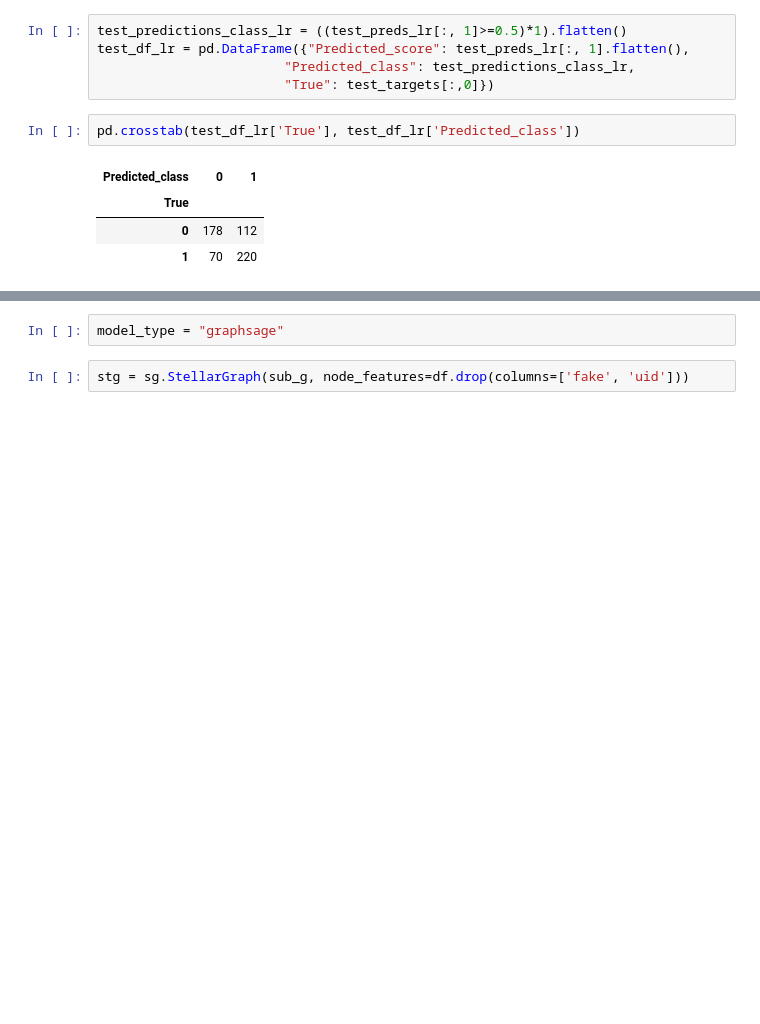
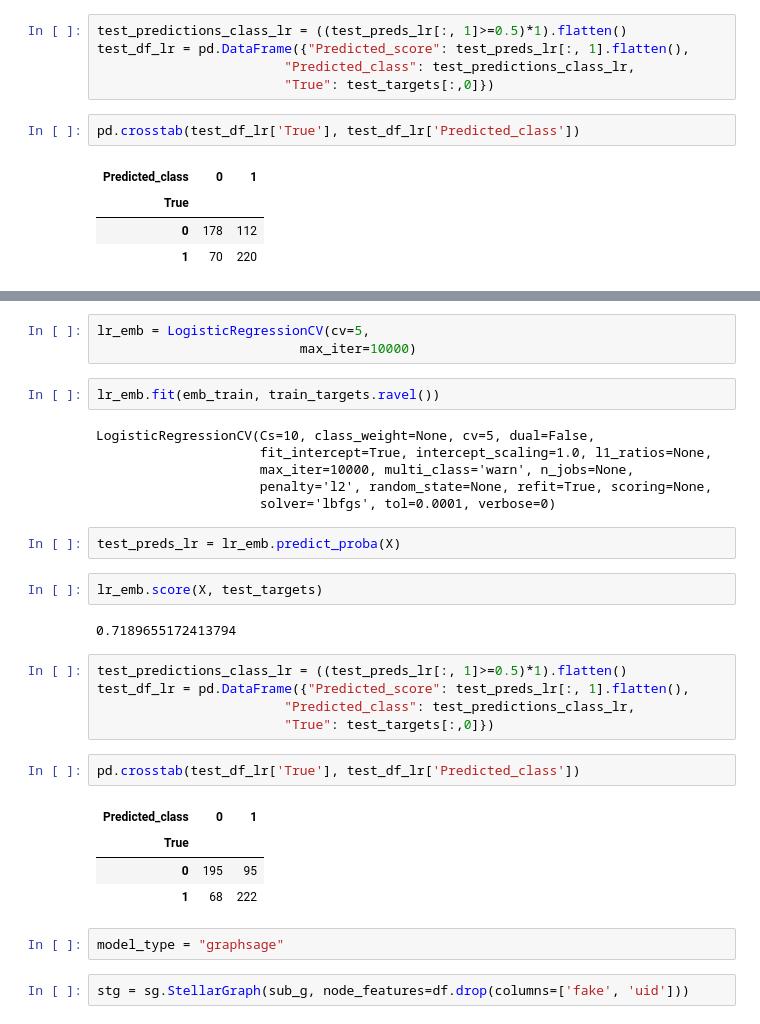
Before and after one commit to Aveek-Saha/TwitterFakeNet, a Jupyter notebook: GNN.ipynb, the cells around one changed output, grey strips where cells are left out. Saved outputs shown, nothing was run; the diff lists cells and outputs as text; blank space fills up the shorter version.

```diff
--- a/GNN.ipynb
+++ b/GNN.ipynb
@@ -503,3 +505,32 @@ pd.crosstab(test_df_lr['True'], test_df_lr['Predicted_class'])
+# %%
+lr_emb = LogisticRegressionCV(cv=5,
+                          max_iter=10000)
+# %%
+lr_emb.fit(emb_train, train_targets.ravel())
+# %% [output]
+LogisticRegressionCV(Cs=10, class_weight=None, cv=5, dual=False,
+                     fit_intercept=True, intercept_scaling=1.0, l1_ratios=None,
+                     max_iter=10000, multi_class='warn', n_jobs=None,
+                     penalty='l2', random_state=None, refit=True, scoring=None,
+                     solver='lbfgs', tol=0.0001, verbose=0)
+# %%
+test_preds_lr = lr_emb.predict_proba(X)
+# %%
+lr_emb.score(X, test_targets)
+# %% [output]
+0.7189655172413794
+# %%
+test_predictions_class_lr = ((test_preds_lr[:, 1]>=0.5)*1).flatten()
+test_df_lr = pd.DataFrame({"Predicted_score": test_preds_lr[:, 1].flatten(),
+                        "Predicted_class": test_predictions_class_lr,
+                        "True": test_targets[:,0]})
+# %%
+pd.crosstab(test_df_lr['True'], test_df_lr['Predicted_class'])
+# %% [output]
+| Predicted_class | 0 | 1 |
+| True |  |  |
+| 0 | 195 | 95 |
+| 1 | 68 | 222 |
 # %%
 model_type = "graphsage"
 # %%
```
Also changed, not shown: parts of 1 cell of this notebook.
